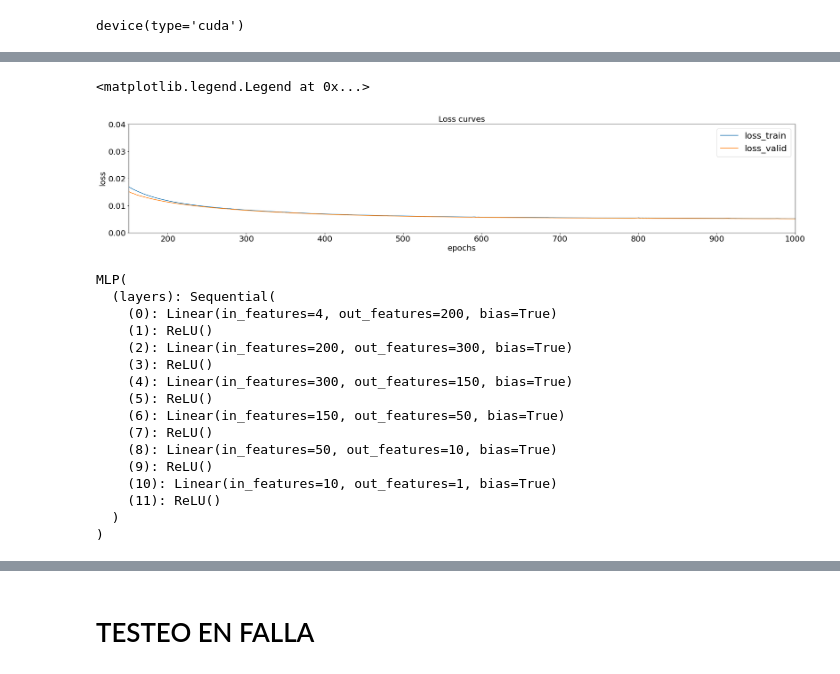
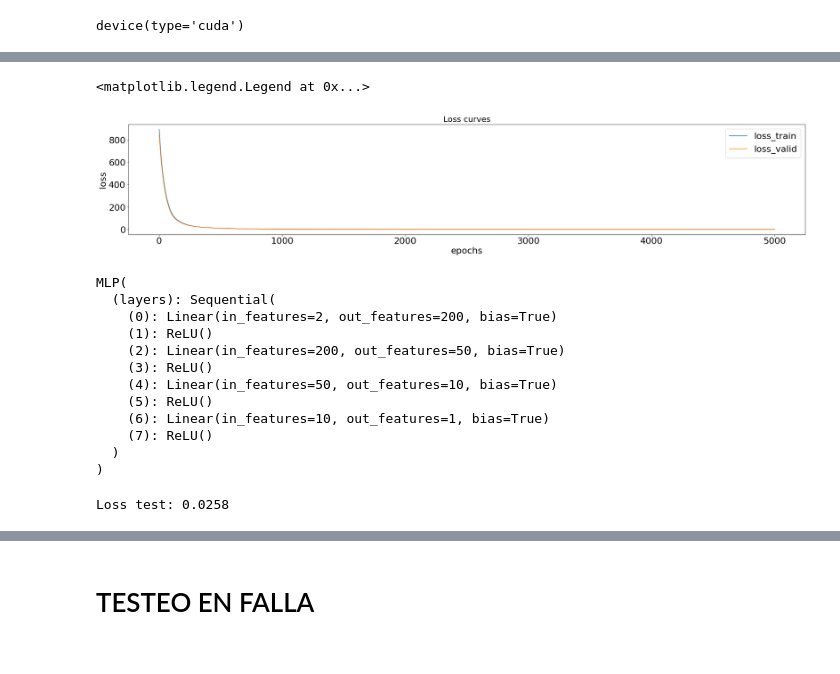
Before and after one commit to Joak01/modelos-estanque, a Jupyter notebook: notebooks/generador_de_modelos.ipynb, the cells around one changed output, grey strips where cells are left out. Drawn from its saved outputs; the diff is of its cells as text; code cells hidden in the pictures.

```diff
--- a/notebooks/generador_de_modelos.ipynb
+++ b/notebooks/generador_de_modelos.ipynb
@@ -37 +18,6 @@ df['freq_prev_4'] = df['freq_prev_3'].shift(1)
+# %%
+#sample data linearly by 2 rows till 20000 rows
+df = data_tanque.copy()
+sampling_time = 18
+df = df[::sampling_time]
 # %%
@@ -101,13 +135,9 @@ class MLP(nn.Module):
     def __init__(self):
         super(MLP, self).__init__()
         self.layers = nn.Sequential(
-            nn.Linear(4, 200),
+            nn.Linear(2, 200),
             nn.ReLU(),
-            nn.Linear(200, 300),
-            nn.ReLU(),
-            nn.Linear(300, 150),
-            nn.ReLU(),
-            nn.Linear(150, 50),
+            nn.Linear(200, 50),
             nn.ReLU(),
             nn.Linear(50, 10),
             nn.ReLU(),
@@ -121,17 +249,27 @@ class MLP(nn.Module):
+# %%
+#create a rnn model with the same parameters
+class RNN(nn.Module):
+    def __init__(self):
+        super(RNN, self).__init__()
+        self.rnn = nn.RNN(4, 200, 1, batch_first=True)
+        self.fc = nn.Linear(200, 1)
+
+    def forward(self, x):
+        x, _ = self.rnn(x)
+        x = self.fc(x[:, -1, :])
+        return x
 # %%
-model = MLP()
+#train model with early stopping
+model = RNN()
 model.to(device)
 optimizer = torch.optim.Adam(model.parameters(), lr=0.001)
 loss_fn = nn.MSELoss()
-
 loss_curve_train = [np.inf]
 loss_curve_valid = [np.inf]
-
-#train model with early stopping
-epochs = 1000
+epochs = 5000
 for epoch in range(epochs):
     model.train()
-    y_pred = model(X_train)
+    y_pred = model(X_train.unsqueeze(1))
     loss = loss_fn(y_pred.squeeze(), y_train)
     optimizer.zero_grad()
     loss.backward()
@@ -139,13 +277,13 @@ for epoch in range(epochs):
 
     #validation
     model.eval()
-    y_pred_val = model(X_valid)
+    y_pred_val = model(X_valid.unsqueeze(1))
     loss_val = loss_fn(y_pred_val.squeeze(), y_valid)
 
     # save best model
-    if loss.item() < min(loss_curve_train) and loss_val.item() > min(loss_curve_valid):
+    if loss.item() < min(loss_curve_train) and loss_val.item() < min(loss_curve_valid):
         print('saving model...')
-        torch.save(model.state_dict(), '../modelos torch/model_tanque_referencia_fija_5s.pt')
+        torch.save(model.state_dict(), '../modelos torch/RNN_tanque_referencia_fija_5s.pt')
         print('Model saved')
 
     loss_curve_train.append(loss.item())
@@ -173,43 +293,51 @@ Epoch: 999, Loss validation: 0.0051, Loss train: 0.0052
 # %%
 #plot loss curves (lmao what a noisy curves lol)
 
 
 plt.figure(figsize=(30,5))
 plt.plot(loss_curve_train[:], label='loss_train')
 plt.plot(loss_curve_valid[:], label='loss_valid')
 plt.xlabel('epochs')
 plt.ylabel('loss')
 
-plt.xlim(150, 1000)
-plt.ylim(0, 0.04)
+# plt.xlim(150, 1000)
+# plt.ylim(0, 0.04)
 #increment font size and legend size
 plt.legend(fontsize=20)
 plt.title('Loss curves', fontsize=20)
 plt.rcParams.update({'font.size': 22})
 
 plt.legend()
 # %% [output]
 <matplotlib.legend.Legend at 0x...>
-[figure, old version]
+[figure, new version]
 # %%
 #load model
 model = MLP()
-model.load_state_dict(torch.load('../modelos torch/model_tanque_referencia_fija_5s.pt'))
+model.load_state_dict(torch.load('../modelos torch/18s_v5.pth'))
 model.to(device)
 # %% [output]
 MLP(
   (layers): Sequential(
-    (0): Linear(in_features=4, out_features=200, bias=True)
+    (0): Linear(in_features=2, out_features=200, bias=True)
     (1): ReLU()
-    (2): Linear(in_features=200, out_features=300, bias=True)
+    (2): Linear(in_features=200, out_features=50, bias=True)
     (3): ReLU()
-    (4): Linear(in_features=300, out_features=150, bias=True)
+    (4): Linear(in_features=50, out_features=10, bias=True)
     (5): ReLU()
-    (6): Linear(in_features=150, out_features=50, bias=True)
+    (6): Linear(in_features=10, out_features=1, bias=True)
     (7): ReLU()
-    (8): Linear(in_features=50, out_features=10, bias=True)
-    (9): ReLU()
-    (10): Linear(in_features=10, out_features=1, bias=True)
-    (11): ReLU()
   )
 )
+# %%
+#test model
+model.eval()
+y_pred = model(X_test)
+#to cpu
+y_pred = y_pred.cpu().detach().numpy()
+y_test = y_test.cpu().detach().numpy()
+
+loss = mean_squared_error(y_pred[2:], y_test[2:])
+print('Loss test: {:.4f}'.format(loss.item()))
+# %% [output]
+Loss test: 0.0258
```
Also changed, not shown: parts of 77 cells of this notebook.
